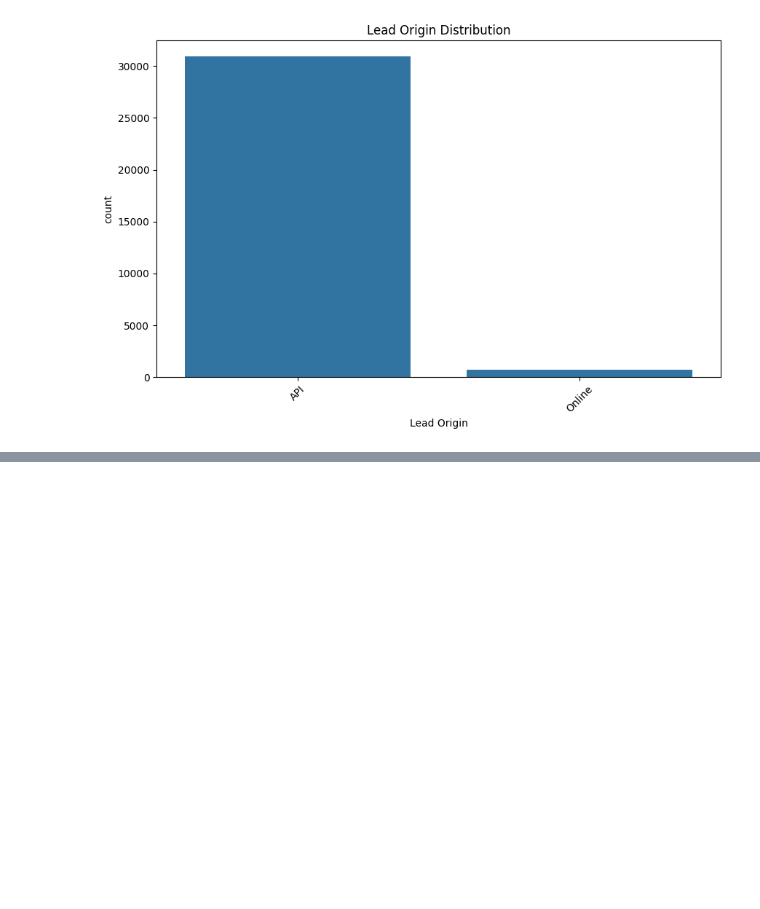
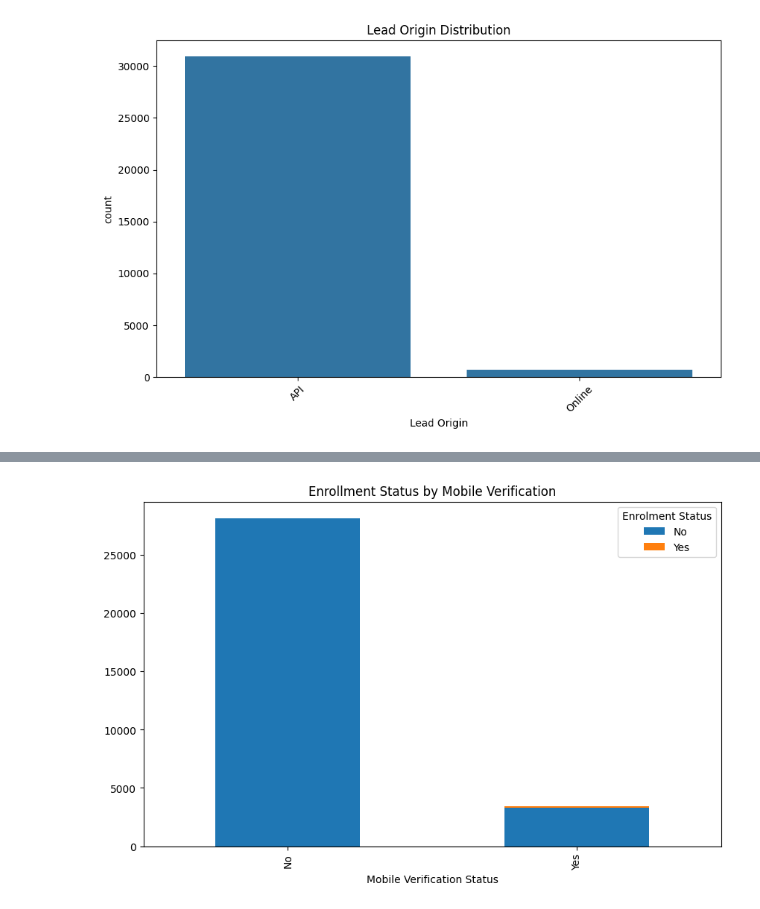
Before and after one commit to kunalmalav/task, a Jupyter notebook: task.ipynb, the cells around one changed output, grey strips where cells are left out. Saved outputs shown, nothing was run; the diff lists cells and outputs as text; code cells hidden in the pictures; blank space fills up the shorter version.

```diff
--- a/task.ipynb
+++ b/task.ipynb
@@ -95,0 +184,6 @@ Name: count, dtype: int64
+# %%
+enrollment_vs_verification.plot(kind='bar', stacked=True, figsize=(10, 6))
+plt.title('Enrollment Status by Mobile Verification')
+plt.show()
+# %% [output]
+[figure, added]
```
Also changed, not shown: parts of 13 cells of this notebook.
